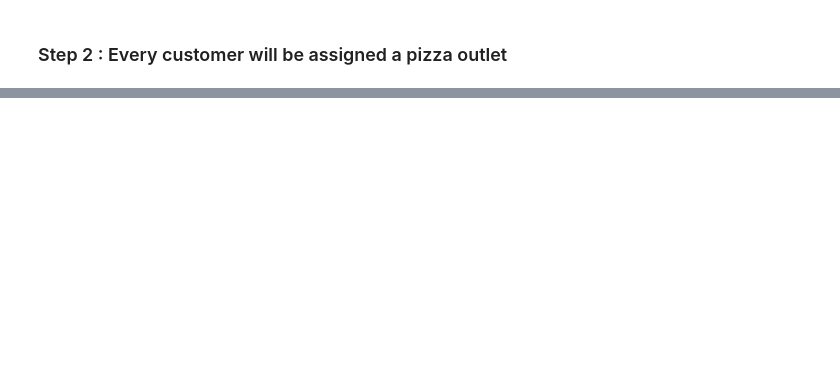
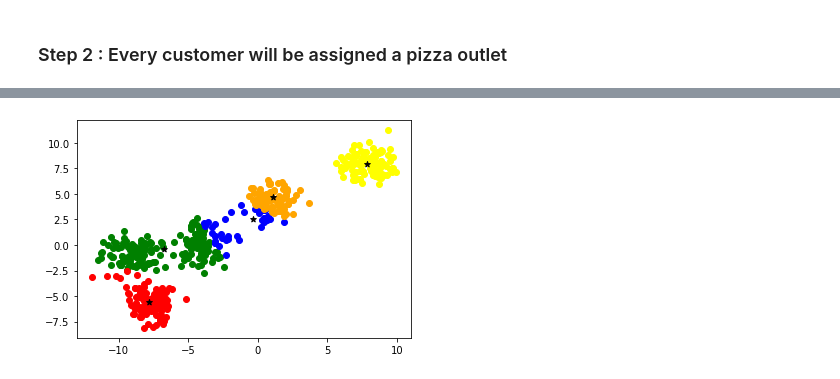
Before and after one commit to garimachhikara128/DTU-ML-Lab-C4-G2, a Jupyter notebook: Lab10 21Oct2021.ipynb, the cells around one changed output, grey strips where cells are left out. Cells and saved outputs as stored; diff of their text form; code cells hidden in the pictures; blank space fills up the shorter version.

```diff
--- a/Lab10 21Oct2021.ipynb
+++ b/Lab10 21Oct2021.ipynb
@@ -78,0 +102,6 @@ def assignPointToClusters(clusters) :
+# %%
+assignPointToClusters(clusters)
+plotClusters(clusters)
+updateClusterCenter(clusters)
+# %% [output]
+[figure, added]
```
Also changed, not shown: parts of 4 cells of this notebook.
